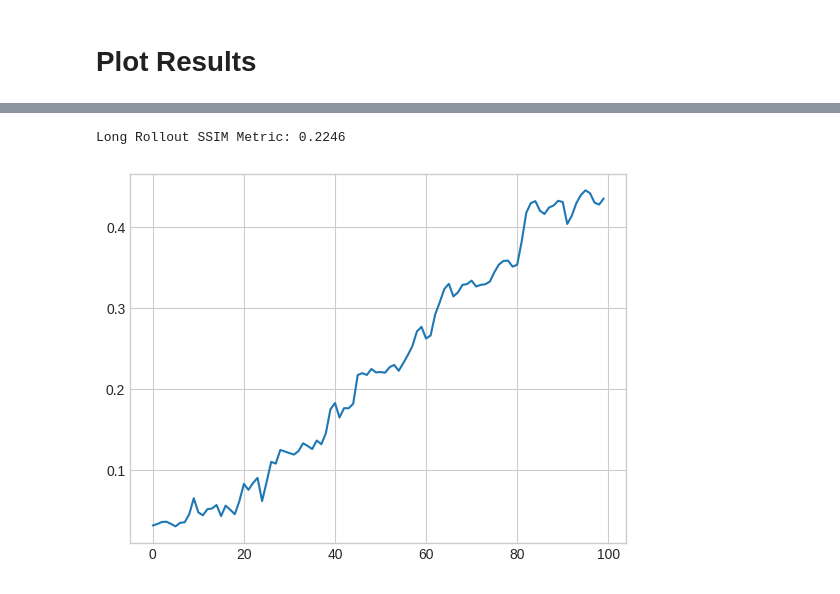
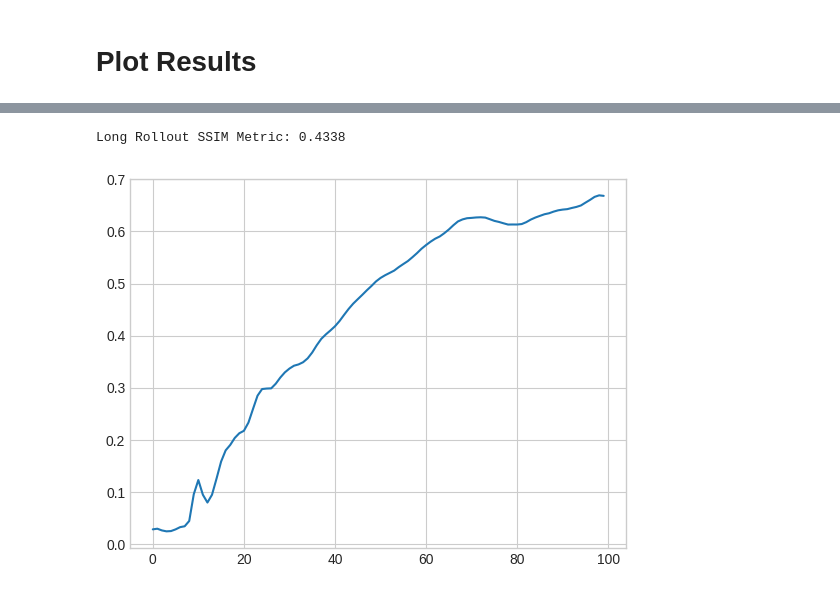
Before and after one commit to rg625/ocean_forecasting, a Jupyter notebook: koopman_autoencoder/test.ipynb, the cells around one changed output, grey strips where cells are left out. Cells and saved outputs as stored; diff of their text form; code cells hidden in the pictures.

```diff
--- a/koopman_autoencoder/test.ipynb
+++ b/koopman_autoencoder/test.ipynb
@@ -30,8 +31,8 @@ cmap = sns.color_palette("icefire", as_cmap=True)
 # Configuration
 # %%
 CONFIG_PATH = Path("./configs/model/128_inc.yaml")  # Update this path
-CKPT_PATH = Path("./model_outputs/128_inc_kl_1.0/dummy-jc5cf62n/checkpoints/latest_model.pth")
-
+# CKPT_PATH = Path("./model_outputs/128_inc_kl_1.0/dummy-5526m8pc/checkpoints/latest_model.pth")
+CKPT_PATH = Path("./model_outputs/128_inc_kl_1.0/run-20250615_122521/checkpoints/best_model.pth")
 INITIAL_SAMPLE_INDEX = 100
 ROLL_OUT_STEPS = 100
 FRAME_STRIDE = 10
@@ -115,7 +113,7 @@ def run_long_rollout(model, input_seq, rollout_steps):
 # %% [markdown]
 #  Visualize
 # %%
-input_seq, ground_truth, metadata = train_dataset[INITIAL_SAMPLE_INDEX, ROLL_OUT_STEPS]
+input_seq, ground_truth, metadata = test_dataset[INITIAL_SAMPLE_INDEX, ROLL_OUT_STEPS]
 input_seq["obstacle_mask"] = metadata["obstacle_mask"][0].repeat(*input_seq.batch_size, 1, 1)
 print(input_seq)
 total_predicted_seq = run_long_rollout(model, input_seq, ROLL_OUT_STEPS)
@@ -211,18 +308,19 @@ def plot_rollout(gt_dict, pred_dict, variable_name, frame_stride=5):
 # %%
 metric = Metric(
     mode=cfg.metric.mode,
-    variable_mode=cfg.metric.variable_mode
+    variable_mode="single",
+    variable_name="vort"
 )
 target_denorm = test_loader.denormalize(ground_truth.unsqueeze(0))
 preds_denorm = test_loader.denormalize(predicted_seq)
 
 metric_val = metric(
     test_loader.to_unit_range(target_denorm),
     test_loader.to_unit_range(preds_denorm),
 )
 print(f"\nLong Rollout {cfg.metric.mode} Metric: {metric_val.mean().item():.4f}")
 plt.plot(metric_val.squeeze().cpu().detach().numpy())
 plt.show()
 # %% [output]
-Long Rollout SSIM Metric: 0.2246
+Long Rollout SSIM Metric: 0.4338
-[figure, old version]
+[figure, new version]
```
Also changed, not shown: parts of 8 cells of this notebook, 4 other files.
